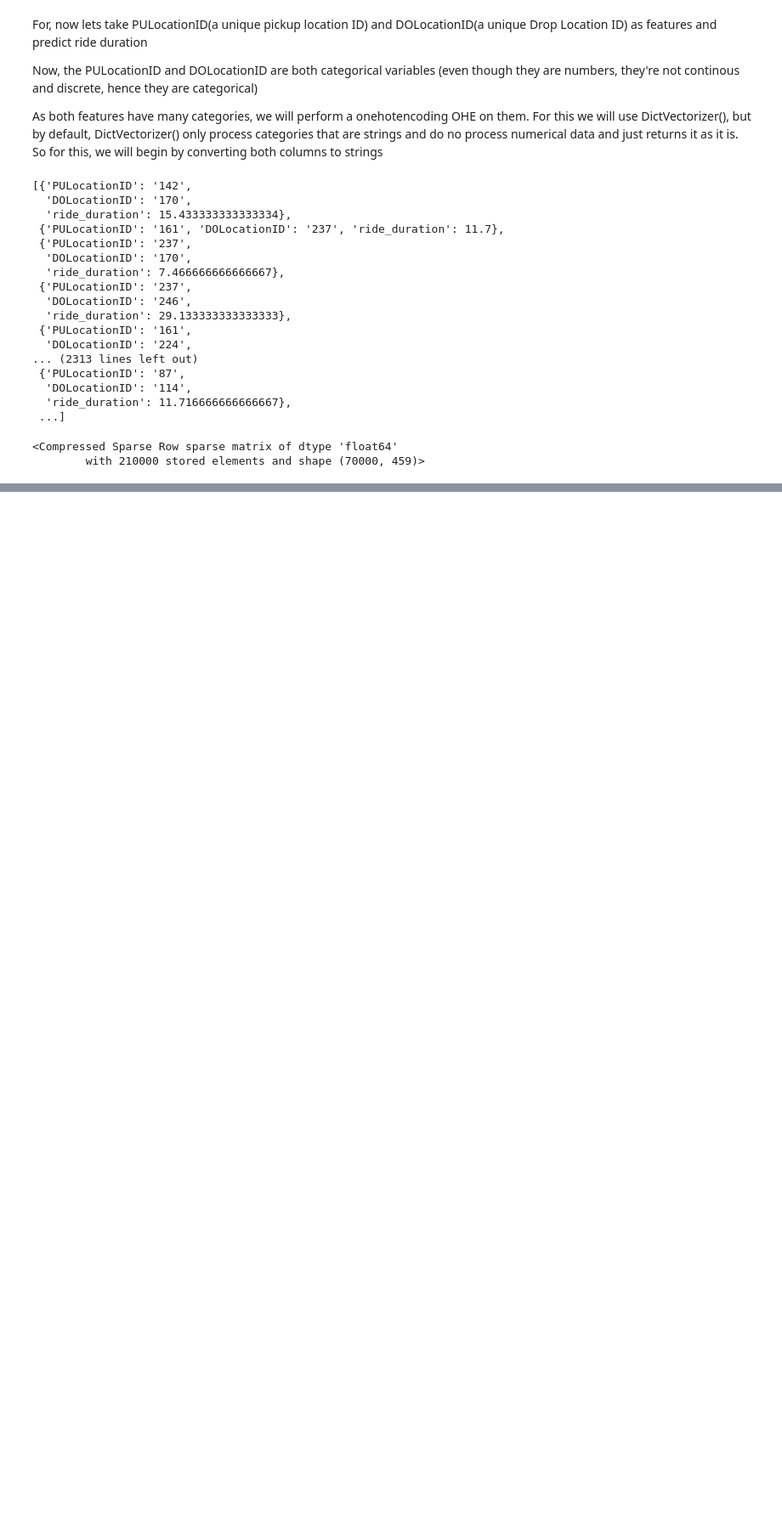
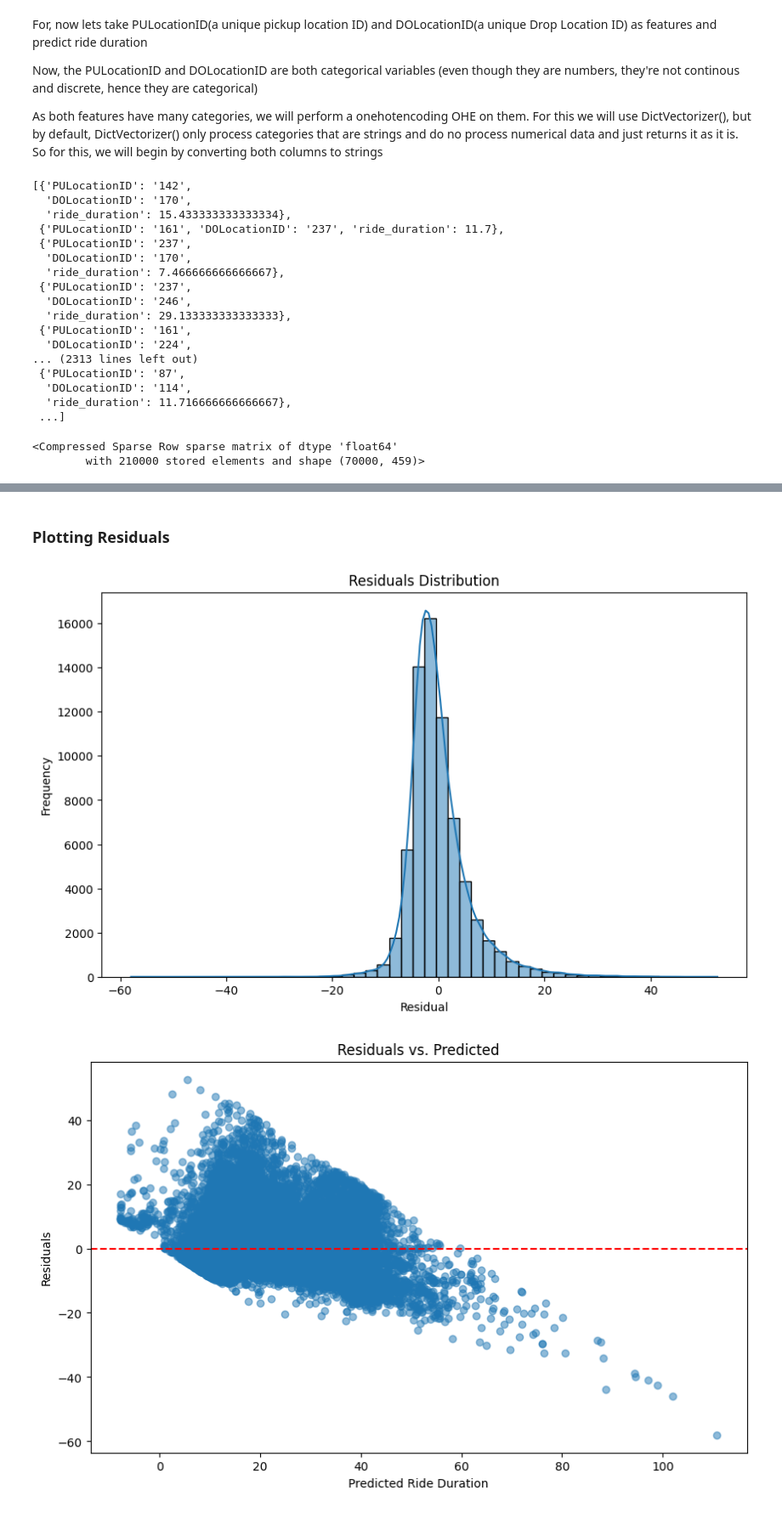
Before and after one commit to LuciAkirami/mlops-learning, a Jupyter notebook: 01-intro/taxiDurationPrediction.ipynb, the cells around one changed output, grey strips where cells are left out. Shown: that part at 85% size. Drawn from its saved outputs; the diff is of its cells as text; code cells hidden in the pictures; blank space fills up the shorter version.

```diff
--- a/01-intro/taxiDurationPrediction.ipynb
+++ b/01-intro/taxiDurationPrediction.ipynb
@@ -248,0 +278,25 @@ plt.legend()
+# %% [markdown]
+### Plotting Residuals
+# %%
+# Calculate residuals for the validation set
+residuals = y_train - y_pred
+
+# Plot the residuals
+plt.figure(figsize=(10, 6))
+sns.histplot(residuals, kde=True, bins=50)
+plt.title("Residuals Distribution")
+plt.xlabel("Residual")
+plt.ylabel("Frequency")
+plt.show()
+
+# Residual plot
+plt.figure(figsize=(10, 6))
+plt.scatter(y_pred, residuals, alpha=0.5)
+plt.axhline(0, color='red', linestyle='--')
+plt.title("Residuals vs. Predicted")
+plt.xlabel("Predicted Ride Duration")
+plt.ylabel("Residuals")
+plt.show()
+# %% [output]
+[figure, added]
+[figure, added]
```
Also changed, not shown: parts of 11 cells of this notebook.
